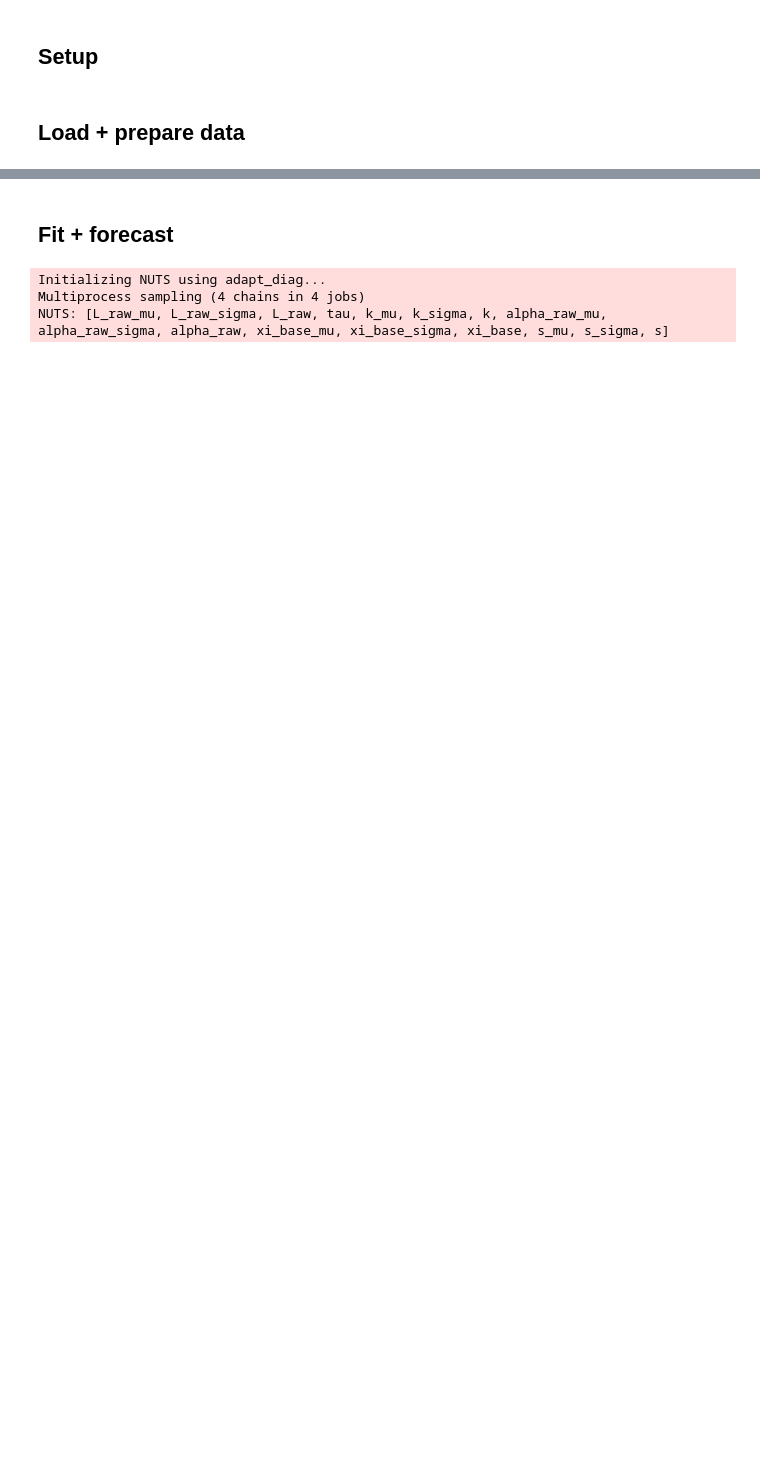
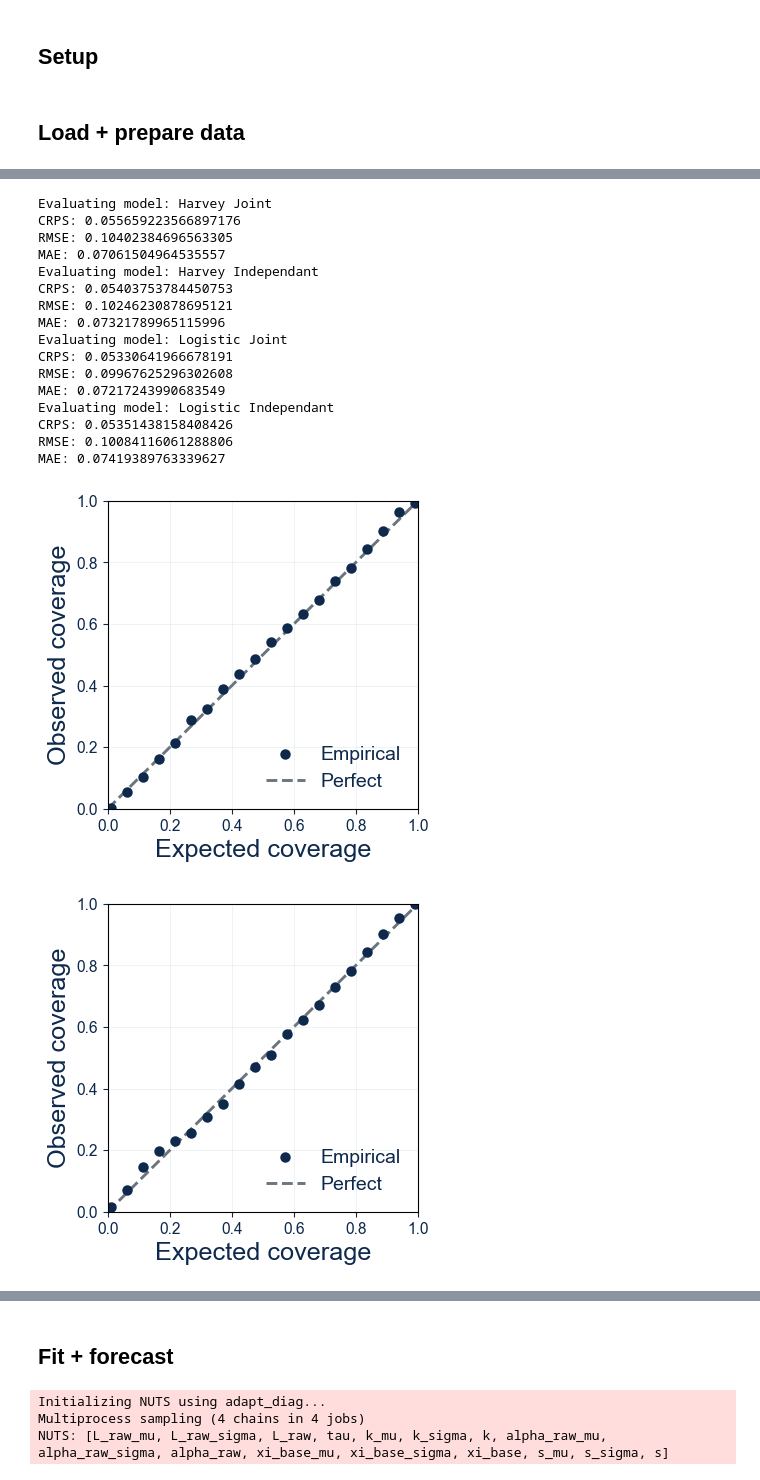
Before and after one commit to General-Purpose-AI-Policy-Lab/benchmark-forecasting, a Jupyter notebook: 1_Forecasts.ipynb, the cells around one changed output, grey strips where cells are left out. Drawn from its saved outputs; the diff is of its cells as text; code cells hidden in the pictures; blank space fills up the shorter version.

```diff
--- a/1_Forecasts.ipynb
+++ b/1_Forecasts.ipynb
@@ -73,0 +129,36 @@ plt.show()
+# %%
+plot_style = plotting.PlotStyle(language=LANGUAGE, document_type=DOCUMENT_TYPE)
+
+for model_name, idata_forecast in retrodiction_idata.items():
+    print(f"Evaluating model: {model_name}")
+    print("CRPS:", forecasting.crps_score(idata_forecast))
+    print("RMSE:", forecasting.point_error(idata_forecast, metric="RMSE"))
+    print("MAE:", forecasting.point_error(idata_forecast, metric="MAE"))
+    fig, ax = plotting.plot_calibration_curve(idata_forecast, n_points=20, plot_style=plot_style)
+    if SAVEFIGS:
+        fig.savefig(
+            f"Images/3-Calibration/{model_name.replace(' ', '_').lower()}_{plot_style.language}_{plot_style.document_type}.pdf",
+            dpi=300,
+            bbox_inches="tight",
+        )
+
+plt.show()
+# %% [output]
+Evaluating model: Harvey Joint
+CRPS: 0.055659223566897176
+RMSE: 0.10402384696563305
+MAE: 0.07061504964535557
+Evaluating model: Harvey Independant
+CRPS: 0.05403753784450753
+RMSE: 0.10246230878695121
+MAE: 0.07321789965115996
+Evaluating model: Logistic Joint
+CRPS: 0.05330641966678191
+RMSE: 0.09967625296302608
+MAE: 0.07217243990683549
+Evaluating model: Logistic Independant
+CRPS: 0.05351438158408426
+RMSE: 0.10084116061288806
+MAE: 0.07419389763339627
+[figure, added]
+[figure, added]
```
Also changed, not shown: parts of 12 cells of this notebook, 7 other files.
